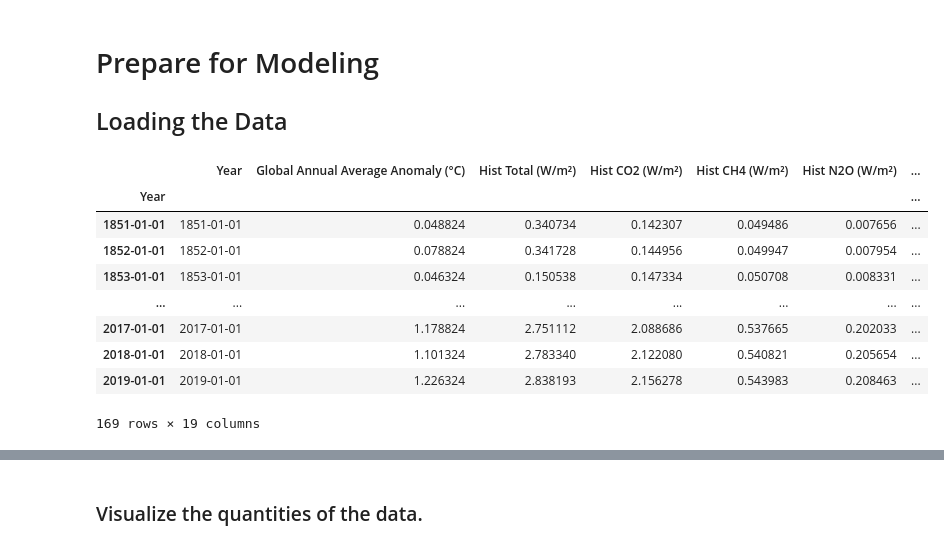
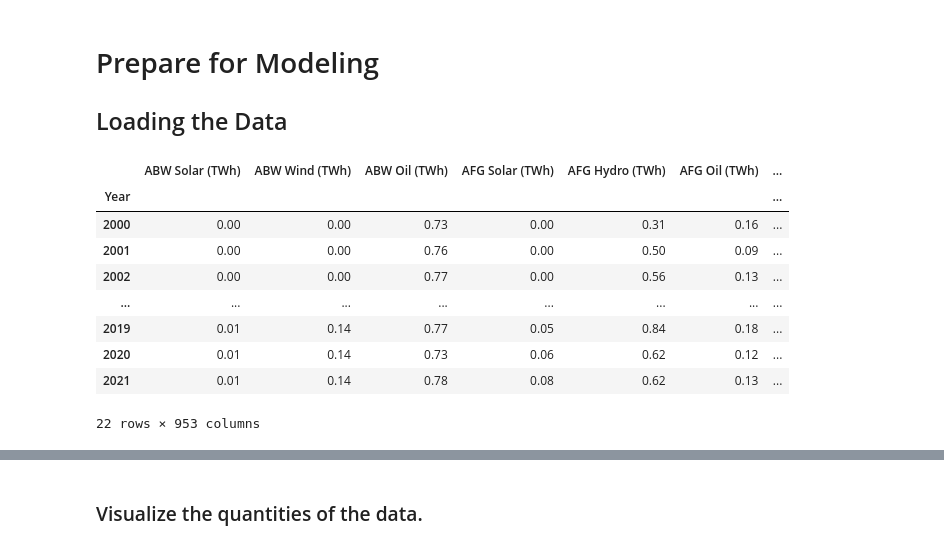
Before and after one commit to FunkyTable/Energy_Production_Time_Series_Projection, a Jupyter notebook: student.ipynb, the cells around one changed output, grey strips where cells are left out. Cells and saved outputs as stored; diff of their text form; code cells hidden in the pictures.

```diff
--- a/student.ipynb
+++ b/student.ipynb
@@ -175,25 +178,23 @@ pd.set_option("display.max_columns", None)
 ## Loading the Data
 # %%
 pd.set_option("display.max_rows", 6)
-df_hist_deg_c_mod = pd.read_csv(
-    "Data/Export/df_hist_deg_c_mod.csv",
+df_hist_elec_yr = pd.read_csv(
+    "Data/Export/df_hist_elec_yr.csv",
     encoding='ANSI')
 
-df_hist_deg_c_mod['Year'] = pd.to_datetime(df_hist_deg_c_mod.Year, format='%Y')
+#df_hist_elec_yr['Year'] = pd.to_datetime(df_hist_elec_yr.Year, format='%Y')
+df_hist_elec_yr.index = df_hist_elec_yr['Year']
+df_hist_elec_yr = df_hist_elec_yr.iloc[:,1:]
 
-df_hist_deg_c_mod.index = df_hist_deg_c_mod['Year']
-df_hist_deg_c_mod['Change in Temp'] = df_hist_deg_c_mod['Global Annual Average Anomaly (°C)'].diff()
-#df_hist_deg_c_mod.drop(columns = 'Year', inplace = True)
-
-df_hist_deg_c_mod
+df_hist_elec_yr
 # %% [output]
-|  | Year | Global Annual Average Anomaly (°C) | Hist Total (W/m²) | Hist CO2 (W/m²) | Hist CH4 (W/m²) | Hist N2O (W/m²) | ... |
+|  | ABW Solar (TWh) | ABW Wind (TWh) | ABW Oil (TWh) | AFG Solar (TWh) | AFG Hydro (TWh) | AFG Oil (TWh) | ... |
 | Year |  |  |  |  |  |  | ... |
-| 1851-01-01 | 1851-01-01 | 0.048824 | 0.340734 | 0.142307 | 0.049486 | 0.007656 | ... |
-| 1852-01-01 | 1852-01-01 | 0.078824 | 0.341728 | 0.144956 | 0.049947 | 0.007954 | ... |
-| 1853-01-01 | 1853-01-01 | 0.046324 | 0.150538 | 0.147334 | 0.050708 | 0.008331 | ... |
+| 2000 | 0.00 | 0.00 | 0.73 | 0.00 | 0.31 | 0.16 | ... |
+| 2001 | 0.00 | 0.00 | 0.76 | 0.00 | 0.50 | 0.09 | ... |
+| 2002 | 0.00 | 0.00 | 0.77 | 0.00 | 0.56 | 0.13 | ... |
 | ... | ... | ... | ... | ... | ... | ... | ... |
-| 2017-01-01 | 2017-01-01 | 1.178824 | 2.751112 | 2.088686 | 0.537665 | 0.202033 | ... |
-| 2018-01-01 | 2018-01-01 | 1.101324 | 2.783340 | 2.122080 | 0.540821 | 0.205654 | ... |
-| 2019-01-01 | 2019-01-01 | 1.226324 | 2.838193 | 2.156278 | 0.543983 | 0.208463 | ... |
+| 2019 | 0.01 | 0.14 | 0.77 | 0.05 | 0.84 | 0.18 | ... |
+| 2020 | 0.01 | 0.14 | 0.73 | 0.06 | 0.62 | 0.12 | ... |
+| 2021 | 0.01 | 0.14 | 0.78 | 0.08 | 0.62 | 0.13 | ... |
-169 rows × 19 columns
+22 rows × 953 columns
```
Also changed, not shown: parts of 46 cells of this notebook, 1 other file.
